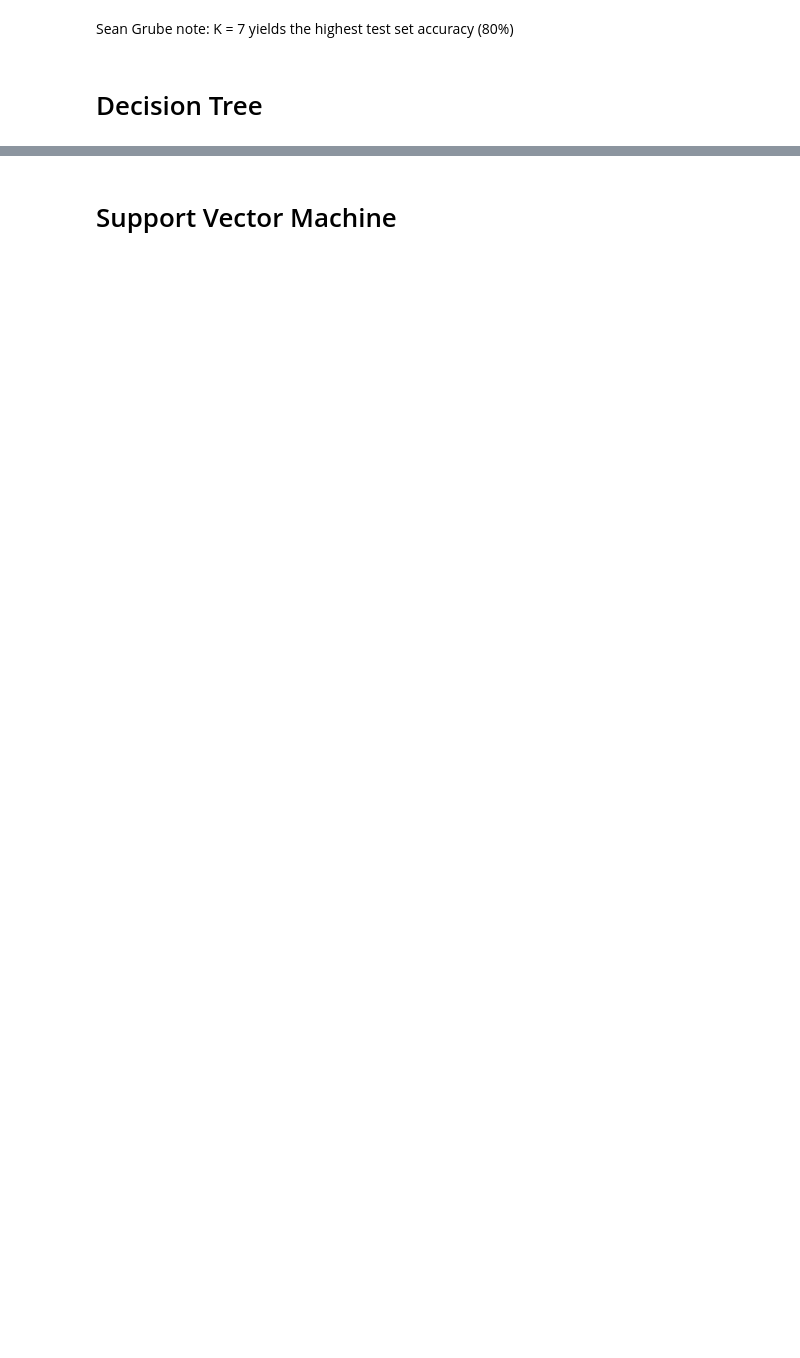
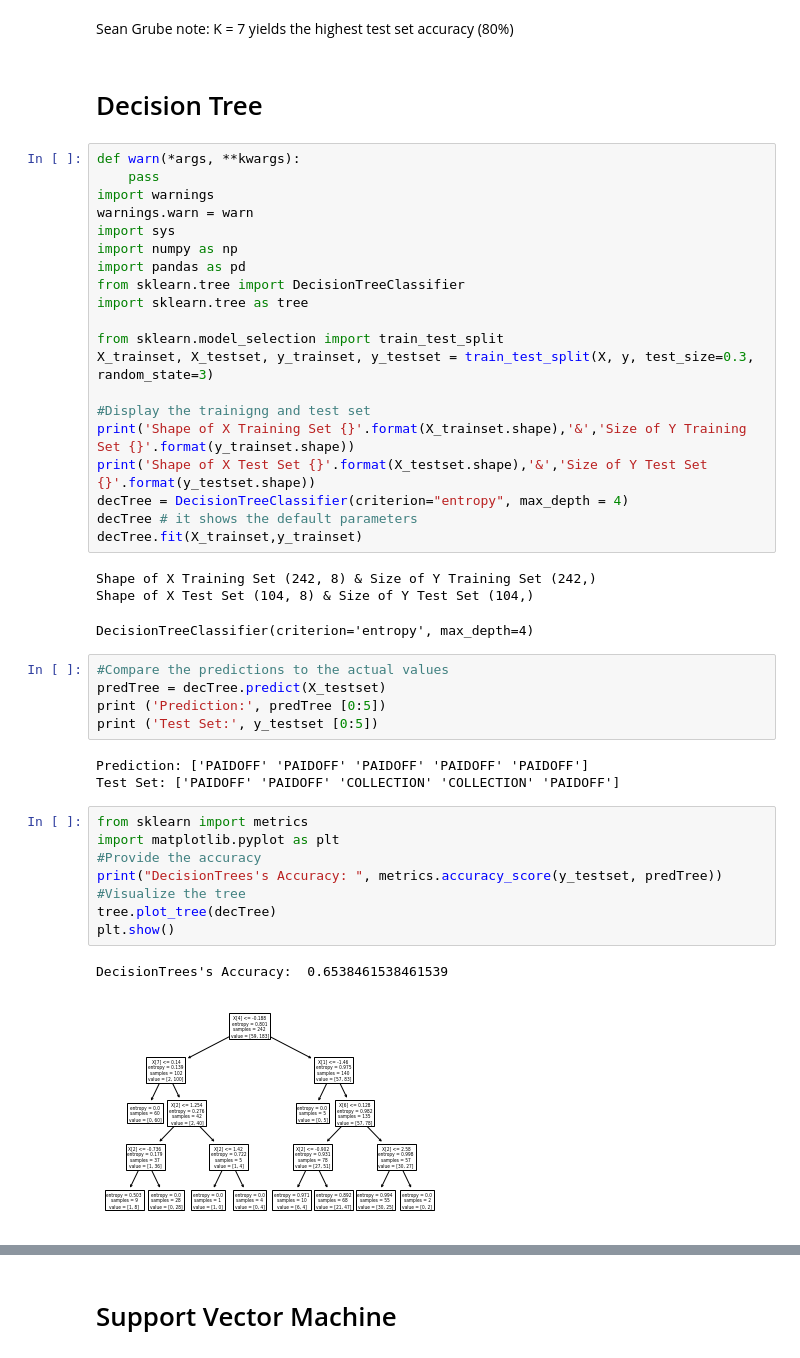
Before and after one commit to sdgrube/IBM_Watson_AI_Capstone, a Jupyter notebook: IBM AI Engineer Coursera Capstone.ipynb, the cells around one changed output, grey strips where cells are left out. Saved outputs shown, nothing was run; the diff lists cells and outputs as text; blank space fills up the shorter version.

```diff
--- a/IBM AI Engineer Coursera Capstone.ipynb
+++ b/IBM AI Engineer Coursera Capstone.ipynb
@@ -344,3 +358,46 @@ plt.show()
 Sean Grube note: K = 7 yields the highest test set accuracy (80%)
 # %% [markdown]
 # Decision Tree
+# %%
+def warn(*args, **kwargs):
+    pass
+import warnings
+warnings.warn = warn
+import sys
+import numpy as np
+import pandas as pd
+from sklearn.tree import DecisionTreeClassifier
+import sklearn.tree as tree
+
+from sklearn.model_selection import train_test_split
+X_trainset, X_testset, y_trainset, y_testset = train_test_split(X, y, test_size=0.3, random_state=3)
+
+#Display the trainigng and test set
+print('Shape of X Training Set {}'.format(X_trainset.shape),'&','Size of Y Training Set {}'.format(y_trainset.shape))
+print('Shape of X Test Set {}'.format(X_testset.shape),'&','Size of Y Test Set {}'.format(y_testset.shape))
+decTree = DecisionTreeClassifier(criterion="entropy", max_depth = 4)
+decTree # it shows the default parameters
+decTree.fit(X_trainset,y_trainset)
+# %% [output]
+Shape of X Training Set (242, 8) & Size of Y Training Set (242,)
+Shape of X Test Set (104, 8) & Size of Y Test Set (104,)
+DecisionTreeClassifier(criterion='entropy', max_depth=4)
+# %%
+#Compare the predictions to the actual values
+predTree = decTree.predict(X_testset)
+print ('Prediction:', predTree [0:5])
+print ('Test Set:', y_testset [0:5])
+# %% [output]
+Prediction: ['PAIDOFF' 'PAIDOFF' 'PAIDOFF' 'PAIDOFF' 'PAIDOFF']
+Test Set: ['PAIDOFF' 'PAIDOFF' 'COLLECTION' 'COLLECTION' 'PAIDOFF']
+# %%
+from sklearn import metrics
+import matplotlib.pyplot as plt
+#Provide the accuracy
+print("DecisionTrees's Accuracy: ", metrics.accuracy_score(y_testset, predTree))
+#Visualize the tree
+tree.plot_tree(decTree)
+plt.show()
+# %% [output]
+DecisionTrees's Accuracy:  0.6538461538461539
+[figure, added]
```
Also changed, not shown: parts of 51 cells of this notebook.
